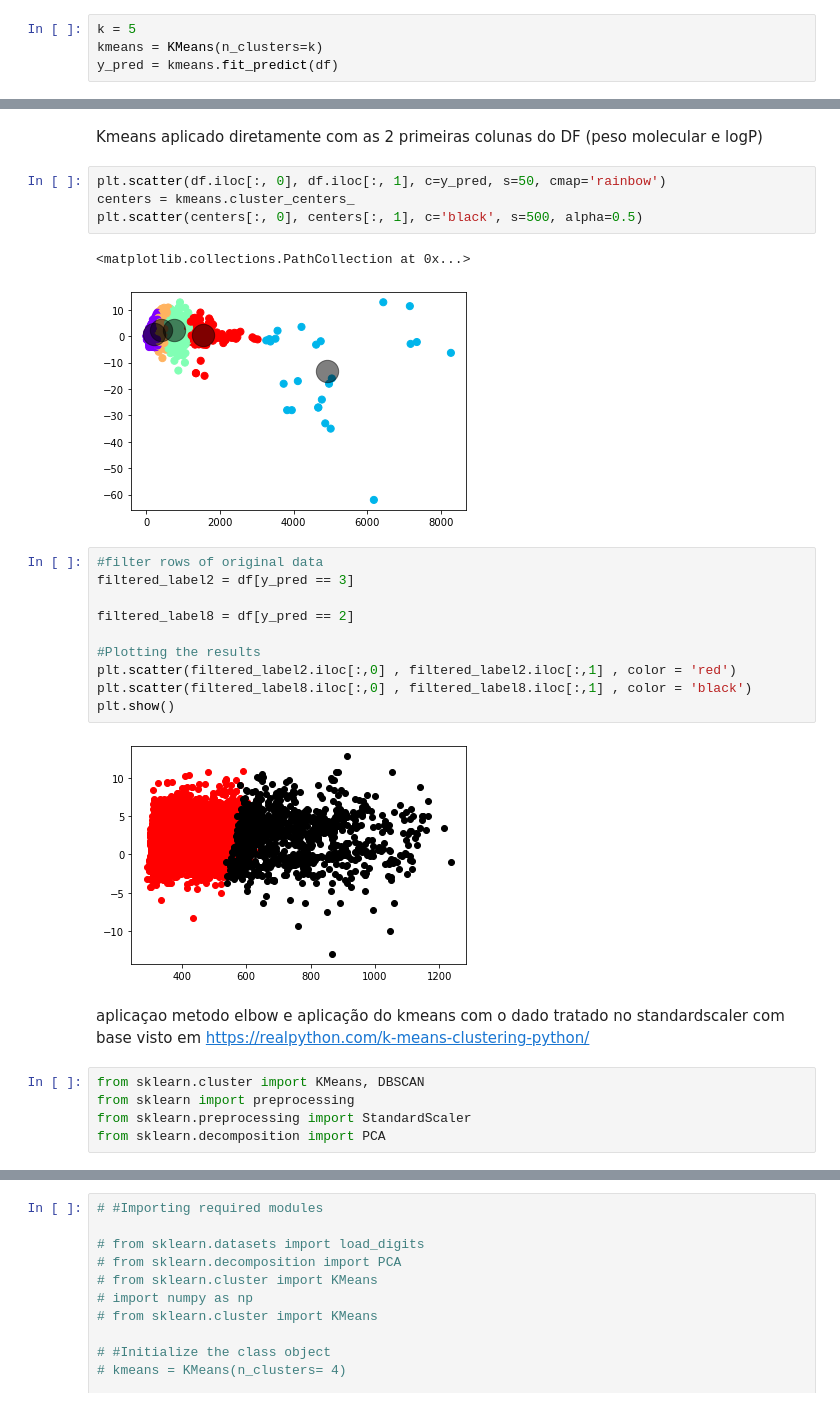
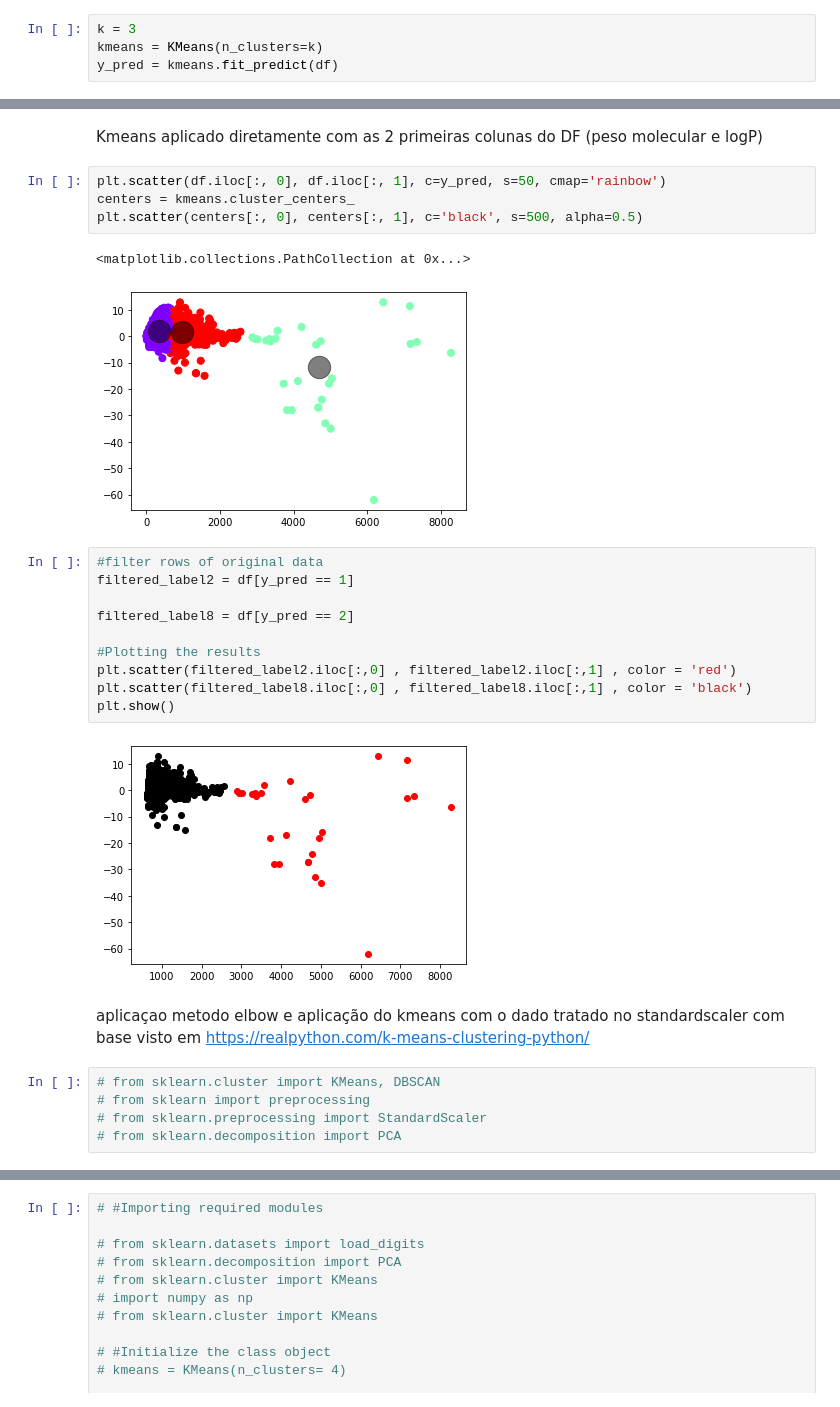
Before and after one commit to GachanDois/lcdia, a Jupyter notebook: Aplicando Kmeans e Clusterizacao.ipynb, the cells around one changed output, grey strips where cells are left out. Drawn from its saved outputs; the diff is of its cells as text.

Commit message:
verificando resultados das cluster

```diff
--- a/Aplicando Kmeans e Clusterizacao.ipynb
+++ b/Aplicando Kmeans e Clusterizacao.ipynb
@@ -10,5 +13,5 @@ df = pd.read_pickle('df_num')
 # %%
-k = 5
+k = 3
 kmeans = KMeans(n_clusters=k)
 y_pred = kmeans.fit_predict(df)
 # %%
@@ -62,24 +44,24 @@ centers = kmeans.cluster_centers_
 plt.scatter(centers[:, 0], centers[:, 1], c='black', s=500, alpha=0.5)
 # %% [output]
 <matplotlib.collections.PathCollection at 0x...>
-[figure, old version]
+[figure, new version]
 # %%
 #filter rows of original data
-filtered_label2 = df[y_pred == 3]
+filtered_label2 = df[y_pred == 1]
 
 filtered_label8 = df[y_pred == 2]
 
 #Plotting the results
 plt.scatter(filtered_label2.iloc[:,0] , filtered_label2.iloc[:,1] , color = 'red')
 plt.scatter(filtered_label8.iloc[:,0] , filtered_label8.iloc[:,1] , color = 'black')
 plt.show()
 # %% [output]
-[figure, old version]
+[figure, new version]
 # %% [markdown]
 aplicaçao metodo elbow e aplicação do kmeans com o dado tratado no standardscaler com base visto em https://realpython.com/k-means-clustering-python/
 # %%
-from sklearn.cluster import KMeans, DBSCAN
-from sklearn import preprocessing
-from sklearn.preprocessing import StandardScaler
-from sklearn.decomposition import PCA
+# from sklearn.cluster import KMeans, DBSCAN
+# from sklearn import preprocessing
+# from sklearn.preprocessing import StandardScaler
+# from sklearn.decomposition import PCA
 # %%
```
Also changed, not shown: parts of 20 cells of this notebook.
